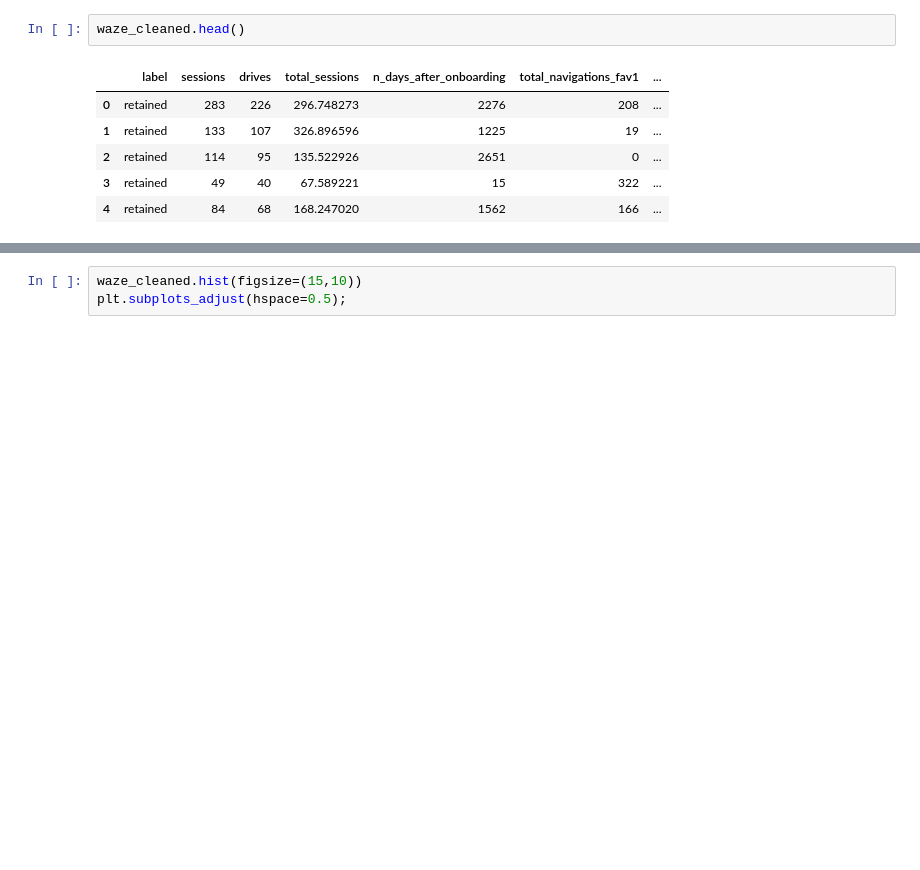
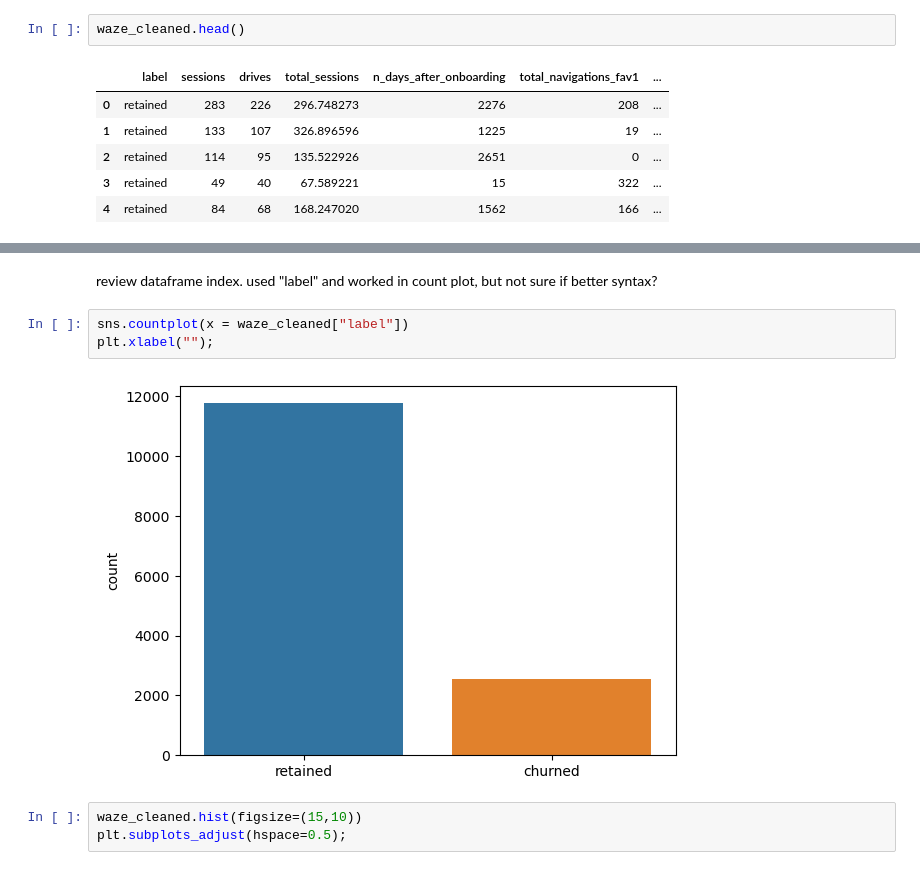
Before and after one commit to amoutafian/waze_capstone, a Jupyter notebook: notebooks/22.5_exploratory_data_analysis.ipynb, the cells around one changed output, grey strips where cells are left out. Cells and saved outputs as stored; diff of their text form; blank space fills up the shorter version.

```diff
--- a/notebooks/22.5_exploratory_data_analysis.ipynb
+++ b/notebooks/22.5_exploratory_data_analysis.ipynb
@@ -34,3 +34,10 @@ waze_cleaned.describe()
+# %% [markdown]
+review dataframe index. used "label" and worked in count plot, but not sure if better syntax?
+# %%
+sns.countplot(x = waze_cleaned["label"])
+plt.xlabel("");
+# %% [output]
+[figure, added]
 # %%
 waze_cleaned.hist(figsize=(15,10))
 plt.subplots_adjust(hspace=0.5);
```
Also changed, not shown: parts of 8 cells of this notebook.
